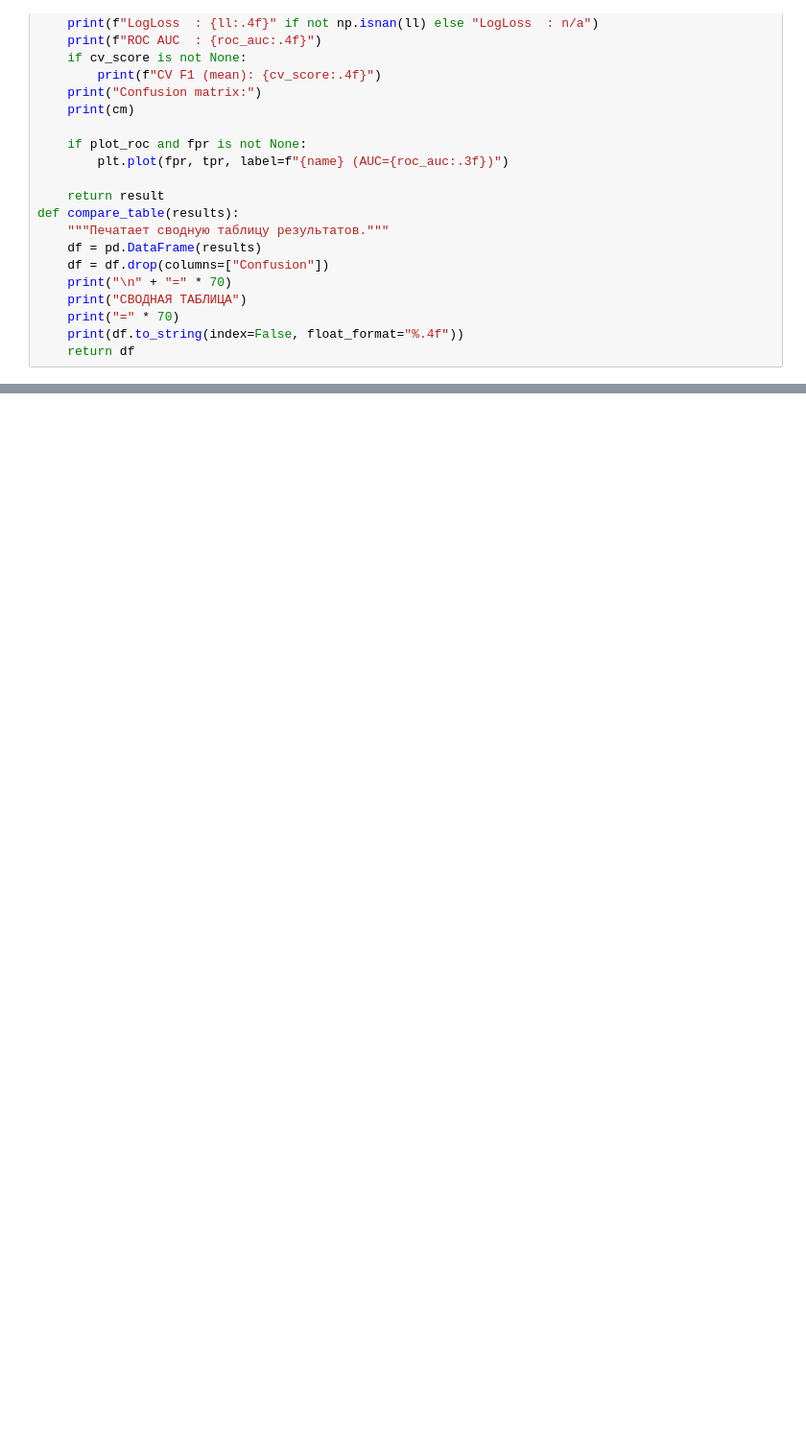
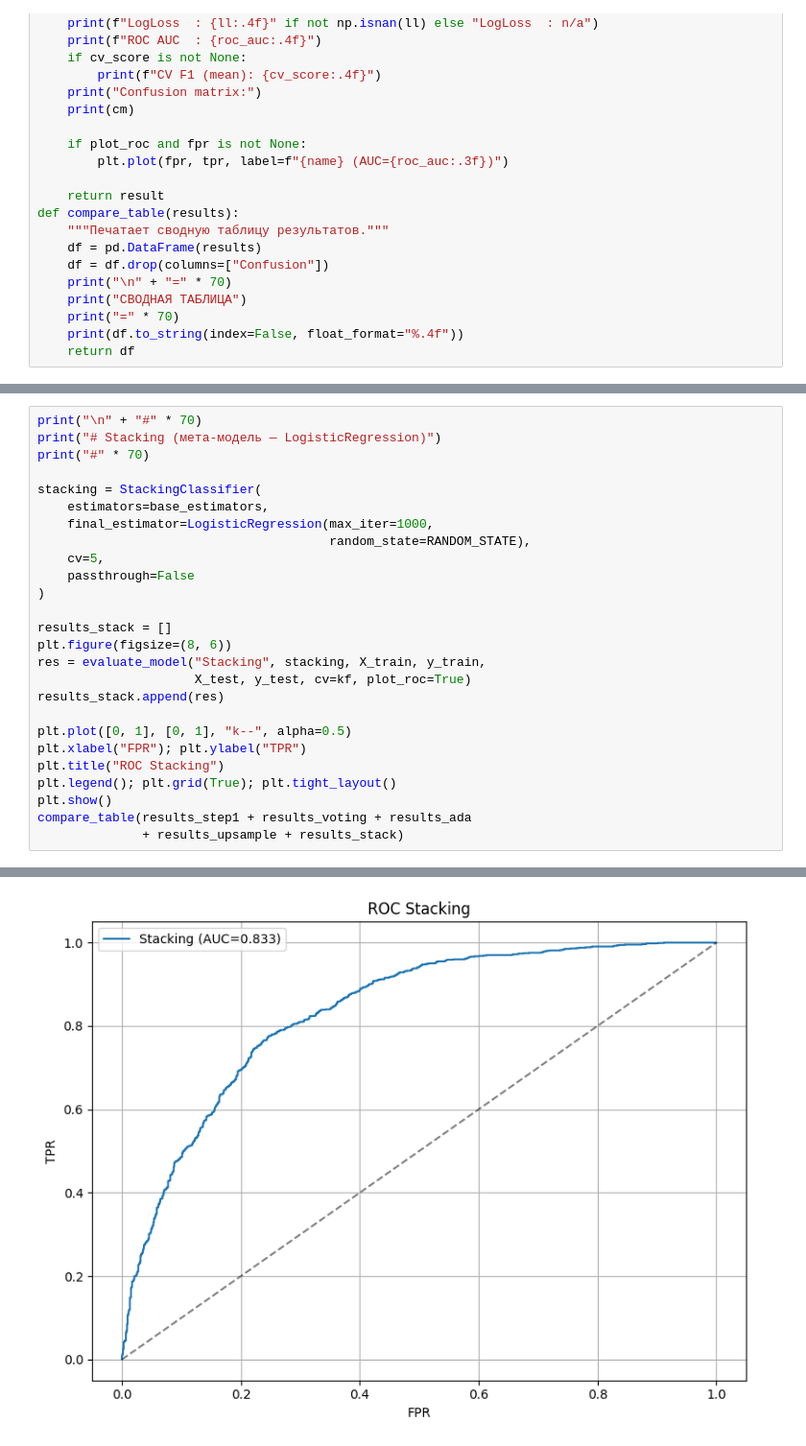
Before and after one commit to Poruch/Data_analysis_with_Python, a Jupyter notebook: Задание_4_Мальшаков_АА_РИС24-3.ipynb, the cells around one changed output, grey strips where cells are left out. Shown at 96% size. Drawn from its saved outputs; the diff is of its cells as text; blank space fills up the shorter version.

```diff
--- a/Задание_4_Мальшаков_АА_РИС24-3.ipynb
+++ b/Задание_4_Мальшаков_АА_РИС24-3.ipynb
@@ -132,0 +434,27 @@ def compare_table(results):
+# %%
+print("\n" + "#" * 70)
+print("# Stacking (мета-модель — LogisticRegression)")
+print("#" * 70)
+
+stacking = StackingClassifier(
+    estimators=base_estimators,
+    final_estimator=LogisticRegression(max_iter=1000,
+                                       random_state=RANDOM_STATE),
+    cv=5,
+    passthrough=False
+)
+
+results_stack = []
+plt.figure(figsize=(8, 6))
+res = evaluate_model("Stacking", stacking, X_train, y_train,
+                     X_test, y_test, cv=kf, plot_roc=True)
+results_stack.append(res)
+
+plt.plot([0, 1], [0, 1], "k--", alpha=0.5)
+plt.xlabel("FPR"); plt.ylabel("TPR")
+plt.title("ROC Stacking")
+plt.legend(); plt.grid(True); plt.tight_layout()
+plt.show()
+compare_table(results_step1 + results_voting + results_ada
+              + results_upsample + results_stack)
+# %% [output]
@@ -132,0 +474 @@ def compare_table(results):
+[figure, added]
```
Also changed, not shown: parts of 15 cells of this notebook.
